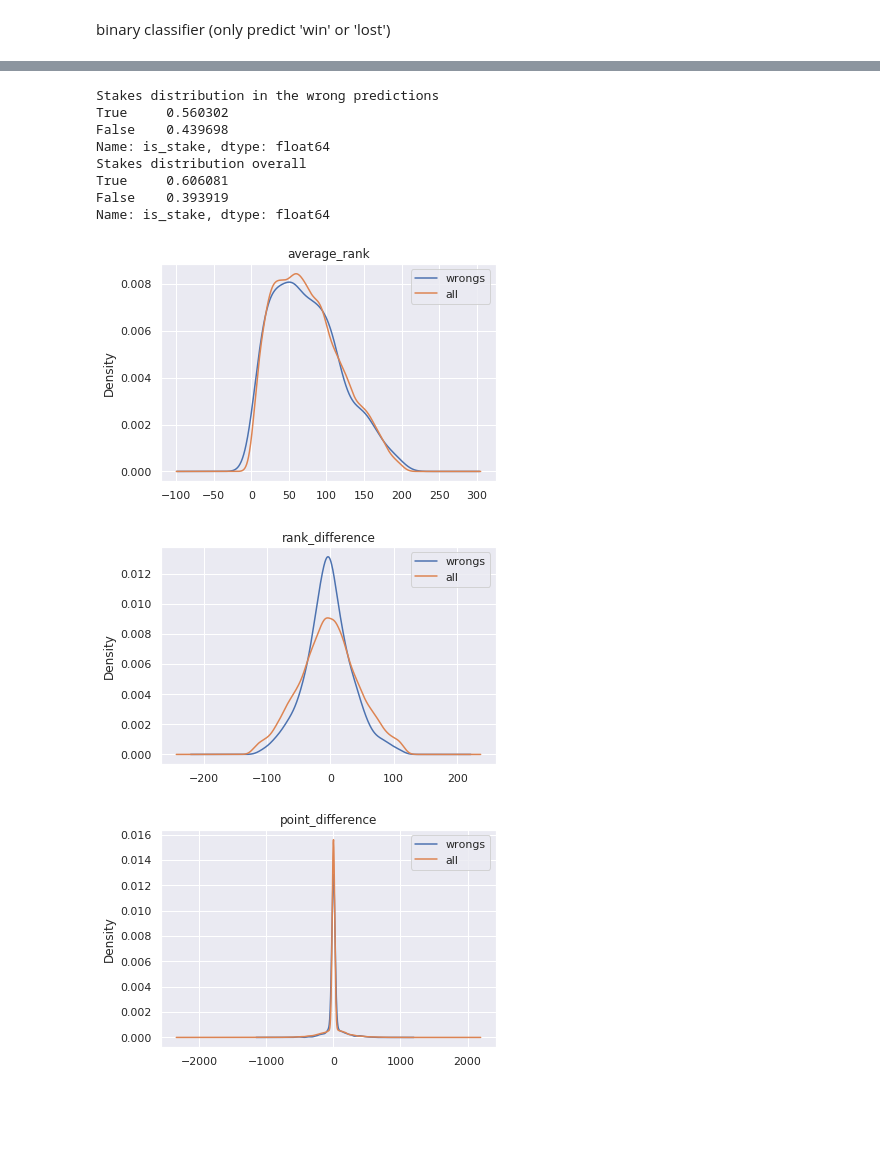
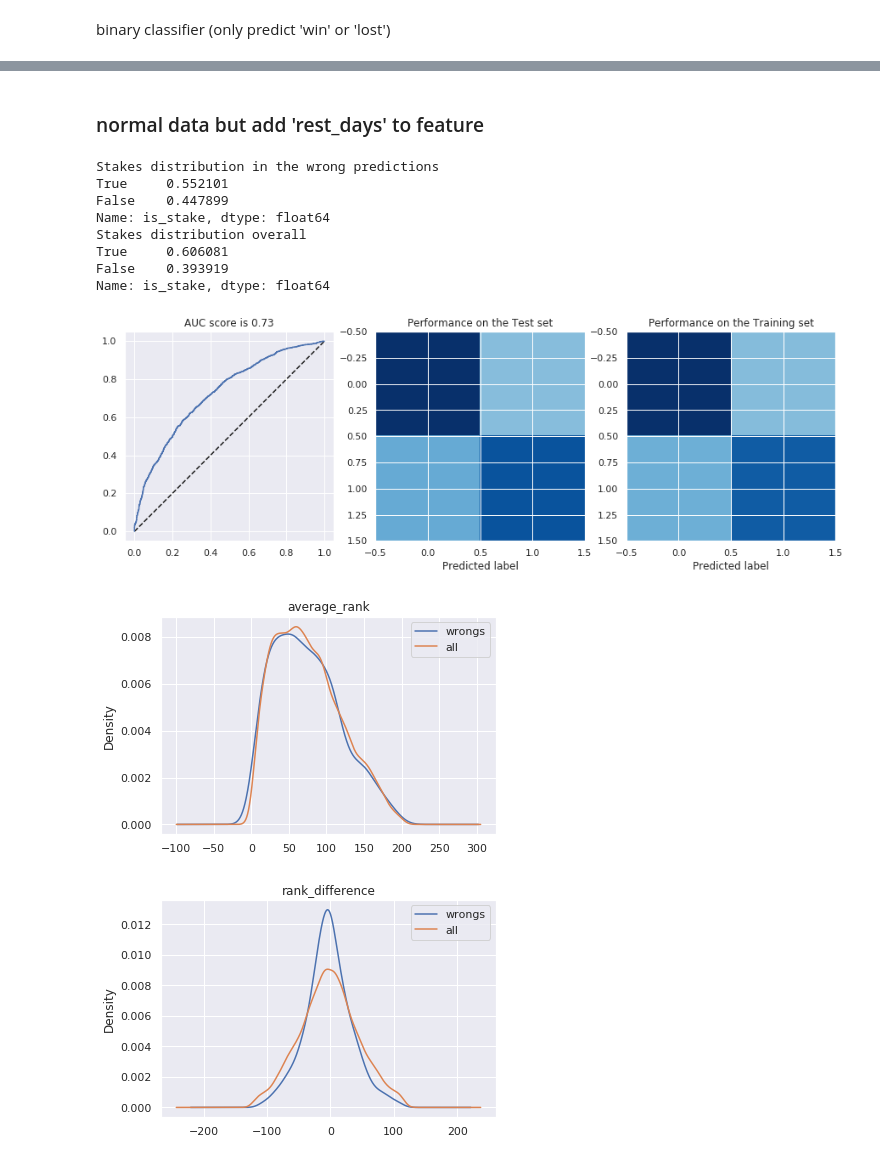
Before and after one commit to melvinmcrn/Project_ML_Soccer-world-cup-2018, a Jupyter notebook: Soccer World Cup 2018 Winner.ipynb, the cells around one changed output, grey strips where cells are left out. Drawn from its saved outputs; the diff is of its cells as text; code cells hidden in the pictures; blank space fills up the shorter version.

```diff
--- a/Soccer World Cup 2018 Winner.ipynb
+++ b/Soccer World Cup 2018 Winner.ipynb
@@ -389,27 +363,28 @@ pass
-# %%
-features = ['average_rank', 'rank_difference', 'point_difference']
-wrongs = y_test != model.predict(X_test)
-
-for feature in features:
-    plt.figure()
-    plt.title(feature)
-    X_test.loc[wrongs, feature].plot.kde()
-    X.loc[:, feature].plot.kde()
-    plt.legend(['wrongs', 'all'])
-
-print("Stakes distribution in the wrong predictions")
-print(X_test.loc[wrongs, 'is_stake'].value_counts() / wrongs.sum())
-print("Stakes distribution overall")
-print(X['is_stake'].value_counts() / X.shape[0])
-# %% [output]
-Stakes distribution in the wrong predictions
-True     0.560302
-False    0.439698
-Name: is_stake, dtype: float64
-Stakes distribution overall
-True     0.606081
-False    0.393919
-Name: is_stake, dtype: float64
-[figure, removed]
-[figure, removed]
-[figure, removed]
+# %% [markdown]
+### normal data but add 'rest_days' to feature
+# %%
+X, y = matches_rank_clean.loc[:,['average_rank', 'rank_difference', 'point_difference', 'is_stake', 'rest_days']], matches_rank_clean['is_won']
+X_train, X_test, y_train, y_test = train_test_split(
+    X, y, test_size=0.2, random_state=42)
+
+logreg = linear_model.LogisticRegression(C=1e-5)
+features = PolynomialFeatures(degree=2)
+model = Pipeline([
+    ('polynomial_features', features),
+    ('logistic_regression', logreg)
+])
+model = model.fit(X_train, y_train)
+
+evaluateModel(model, X_train, X_test, y_train, y_test)
+# %% [output]
+Stakes distribution in the wrong predictions
+True     0.552101
+False    0.447899
+Name: is_stake, dtype: float64
+Stakes distribution overall
+True     0.606081
+False    0.393919
+Name: is_stake, dtype: float64
+[figure, added]
+[figure, added]
+[figure, added]
```
Also changed, not shown: parts of 14 cells of this notebook.
